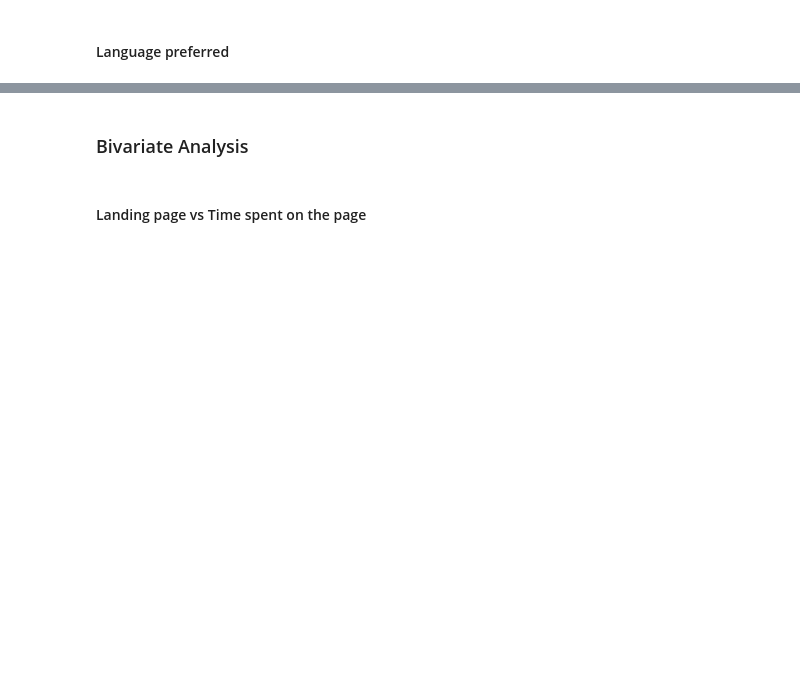
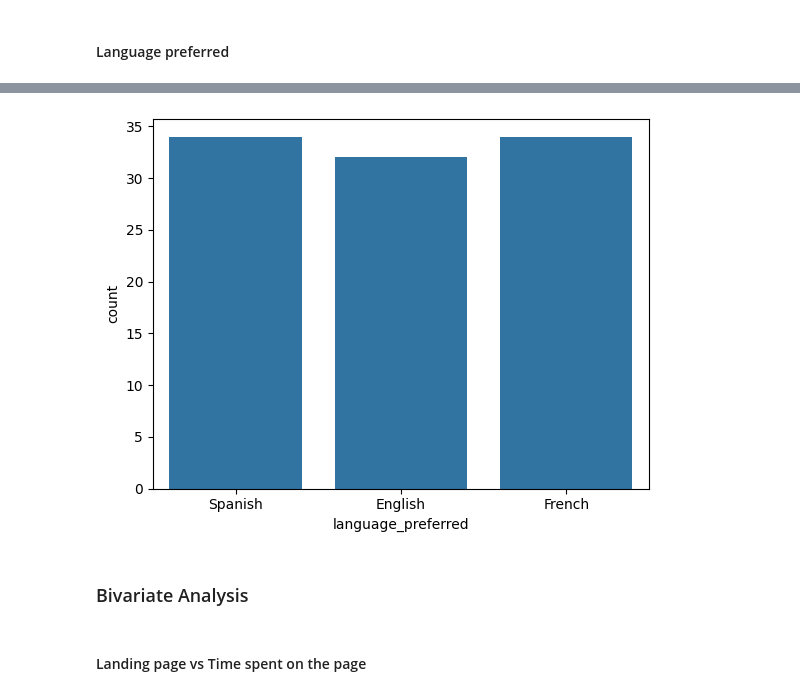
Before and after one commit to erika024/data-science, a Jupyter notebook: ENews_Express_Learner_Notebook_5BLow_Code_Version_5D.ipynb, the cells around one changed output, grey strips where cells are left out. Drawn from its saved outputs; the diff is of its cells as text; code cells hidden in the pictures; blank space fills up the shorter version.

```diff
--- a/ENews_Express_Learner_Notebook_5BLow_Code_Version_5D.ipynb
+++ b/ENews_Express_Learner_Notebook_5BLow_Code_Version_5D.ipynb
@@ -183,7 +247,9 @@ df['language_preferred'].value_counts()
 # %%
 # complete the code to plot the countplot
-sns.countplot(data=df,x=____)
+sns.countplot(data=df,x='language_preferred')
 plt.show()
+# %% [output]
+[figure, added]
 # %% [markdown]
 ### Bivariate Analysis
 # %% [markdown]
```
Also changed, not shown: parts of 16 cells of this notebook.
